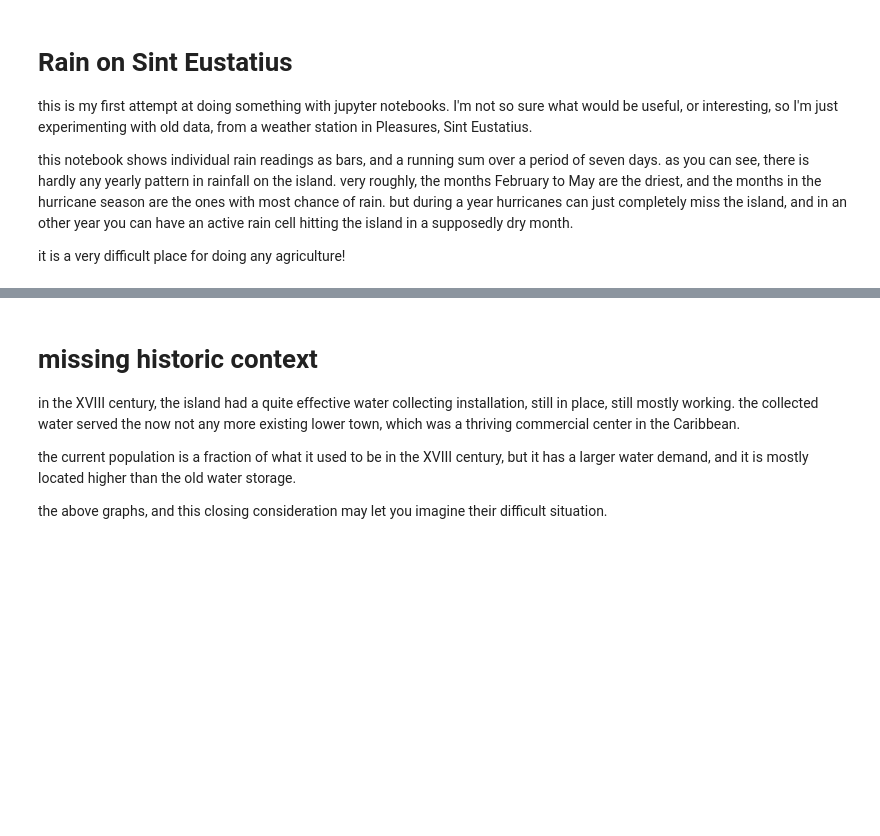
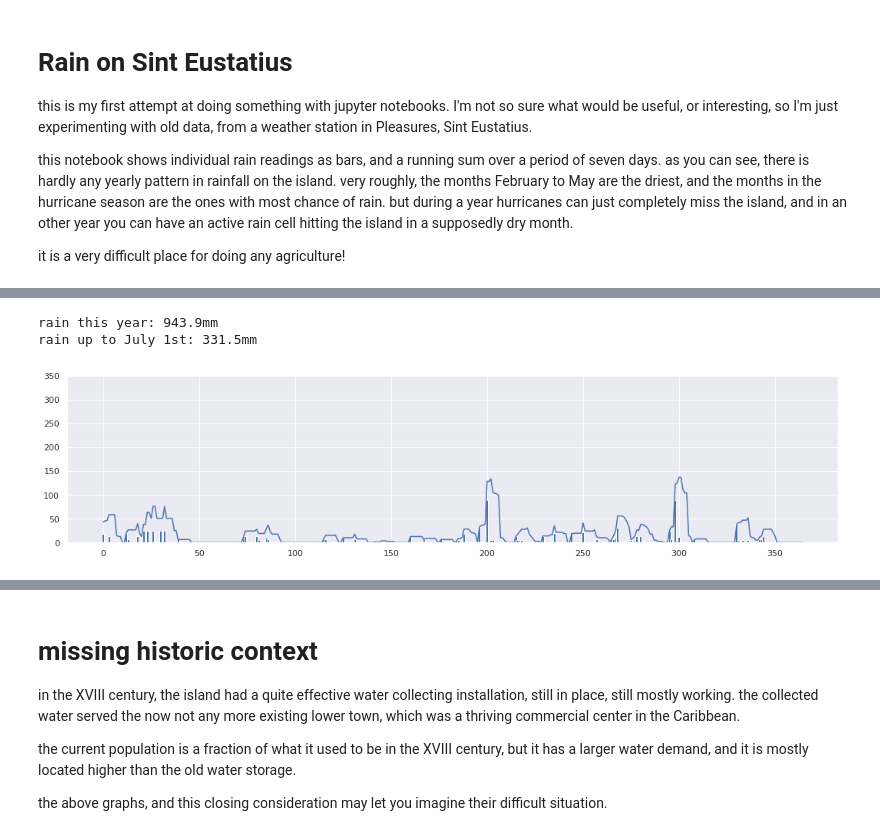
Before and after one commit to mfrasca/notebooks, a Jupyter notebook: SintEustatius/RainData.ipynb, the cells around one changed output, grey strips where cells are left out. Cells and saved outputs as stored; diff of their text form; code cells hidden in the pictures; blank space fills up the shorter version.

```diff
--- a/SintEustatius/RainData.ipynb
+++ b/SintEustatius/RainData.ipynb
@@ -25,9 +25,12 @@ raw_data = pd.read_csv('raindata-day.csv', comment='#')
 timestamped_data = pd.DataFrame({'mm': raw_data.mm.values},
                                 index=pd.to_datetime(raw_data.date, dayfirst=True))
 # %%
-def plot_year(year):
+def plot_year(year, bootstrap={}):
     '''use the global timestamped_data to plot a year
+
+    return the last value of the 7 days running sum, and the yearly data.
     '''
+
     from datetime import datetime, timedelta
     # build the empty DataFrame
     duration = 365 + (year % 4 == 0 and 1 or 0)
@@ -42,15 +45,24 @@ def plot_year(year):
     print('rain this year: %0.1fmm' % data['mm'].sum())
     print('rain up to July 1st: %0.1fmm' % data['mm'][:-184].sum())
 
-    # now construct the running sum, seven days
-    window = 7
-    a = data.mm.cumsum().values
-    a[window:] -= a[:-window]
+    # prepare the plotting area
+    plt.figure(figsize=(18, 4))
 
-    # finally the plot, assuming that all will fit under the weekly
-    # cumulative top: 350mm
-    plt.figure(figsize=(18, 4))
+    # plot the daily readings
     plt.bar(range(data.shape[0]), data.mm, width=1.2)
-    plt.plot(a)
+
+    result = {}
+
+    # construct and plot a seven days running sum.
+    for window in [7]:
+        a = data.mm.values
+        a[0] += bootstrap.get(window, 0)
+        a = a.cumsum()
+        a[window:] -= a[:-window]
+        result[window] = a[-1]
+        plt.plot(a)
+
+    # define a uniform top and bottom for the cumulative rain
     plt.ylim(top = 350, bottom = 0)
-    return data
+    result['data'] = data
+    return result
@@ -110,0 +69,2 @@ rain up to July 1st: 295.6mm
+# %%
+values = plot_year(2006);
@@ -110,0 +75,6 @@ rain up to July 1st: 295.6mm
+# %%
+values = plot_year(2007, values)
+# %% [output]
+rain this year: 943.9mm
+rain up to July 1st: 331.5mm
+[figure, added]
```
Also changed, not shown: parts of 17 cells of this notebook.
